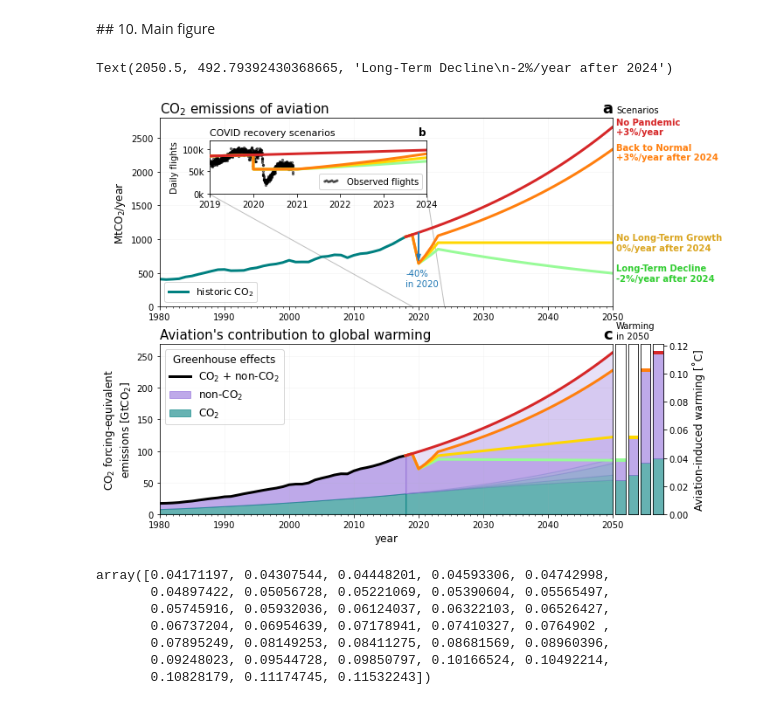
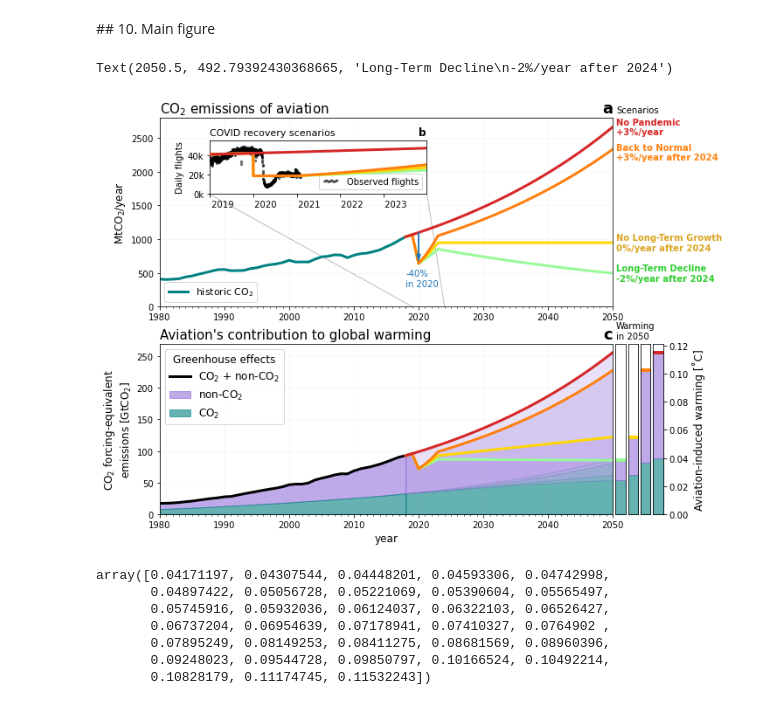
Before and after one commit to milankl/FlyingClimate, a Jupyter notebook: scripts/aviation_warming.ipynb, the cells around one changed output. Drawn from its saved outputs; the diff is of its cells as text; code cells hidden in the pictures.

```diff
--- a/scripts/aviation_warming.ipynb
+++ b/scripts/aviation_warming.ipynb
@@ -311,11 +311,8 @@ plt.tight_layout()
 # load opensky flight data
 opensky_file = pd.read_csv(path+"data/Opensky_EURO_2019_2020.csv")
 dates_os = opensky_file["Date"]
-nflights_global = opensky_file["N_Aircraft_Global"].to_numpy()
-nflights_europe = opensky_file["N_Flights_EURO"]
-
-# convert "23,123" to 23123 of type np.int
-nflights_europe = np.array([np.int(n.split(",")[0] + n.split(",")[1]) for n in nflights_europe])
+nflights_global = opensky_file["N_Flights_OS"].to_numpy()
+nflights_europe = opensky_file["N_Flights_EURO"].to_numpy()
 # %%
 import datetime
 dates = [0,]*len(dates_os)
@@ -542,14 +539,14 @@ ax.scatter(dates,nflights_global/1000,5,color="k",alpha=0.5,label="Observed flig
 
 ax.yaxis.set_major_formatter(FormatStrFormatter('%d'+'k'))
 ax.set_ylabel("Daily flights")
-ax.set_xlim(datetime.date(2019,1,1),datetime.date(2024,1,1))
-ax.set_ylim(0,120)
+ax.set_xlim(datetime.date(2019,1,1),datetime.date(2023,12,31))
+ax.set_ylim(0,55)
 ax.legend(loc=4,scatterpoints=8)
 ax.set_title("COVID recovery scenarios",loc="left",fontsize=11)
 ax.set_title("b",loc="right",fontweight="bold")
 
-ax.xaxis.set_minor_locator(YearLocator())
-ax.xaxis.set_major_formatter(DateFormatter("%Y"))
+ax.xaxis.set_major_locator(YearLocator(1))
+ax.xaxis.set_major_formatter(DateFormatter("         %Y"))
 
 # lines for orientation
 ax1.plot([2024,2021.3],[0,1660],"grey",lw=1,alpha=0.5)
@@ -646,34 +643,34 @@ ax3.set_title(r"Aviation's contribution to global warming",loc="left",fontsize=1
 
 ax3.set_ylabel(r"CO$_2$ forcing-equivalent"+"\n"+"emissions [GtCO$_2$]",fontsize=12)
 ax_s4.set_ylabel("Aviation-induced warming [˚C]",fontsize=12)
 ax3.set_xlabel("year",fontsize=12)
 ax1.legend(loc=3,fontsize=11)
 ax3.legend(loc=2,title="Greenhouse effects",fontsize=12,title_fontsize='large')
 
 ax3.set_ylim(0,ax3.get_ylim()[1])
 for ax in [ax_s1,ax_s2,ax_s3,ax_s4]:
     ax.set_ylim(0,TCRE*ax3.get_ylim()[1])
     ax.set_xlim(0,1)
 
 for ax in [ax_s1,ax_s2,ax_s3]:
     ax.set_yticks([])
     ax.set_xticks([])
 
 ax_s4.set_xticks([])
 
 ax1.grid(alpha=0.1)
 ax3.grid(alpha=0.1)
 ax1.text(2050.5,ax1.get_ylim()[1]*1.03,"Scenarios")
 ax3.text(2050.5,ax3.get_ylim()[1]*1.035,"Warming\nin 2050")
 ax1.text(2050.5,co2_scenario4[-1],"No Pandemic\n+3%/year",color="C3",fontweight="bold",va="center")
 ax1.text(2050.5,co2_scenario3[-1]*0.98,"Back to Normal\n+3%/year after 2024",color="C1",fontweight="bold",va="center")
 ax1.text(2050.5,co2_scenario2[-1],"No Long-Term Growth\n0%/year after 2024",color="goldenrod",fontweight="bold",va="center")
 ax1.text(2050.5,co2_scenario1[-1],"Long-Term Decline\n-2%/year after 2024",color="limegreen",fontweight="bold",va="center")
 
 # plt.savefig("../plots/emissions_warming.pdf")
 # %% [output]
 Text(2050.5, 492.79392430368665, 'Long-Term Decline\n-2%/year after 2024')
-[figure, old version]
+[figure, new version]
 # %%
 warming_scenario4
 # %% [output]
```
Also changed, not shown: 1 other file.
